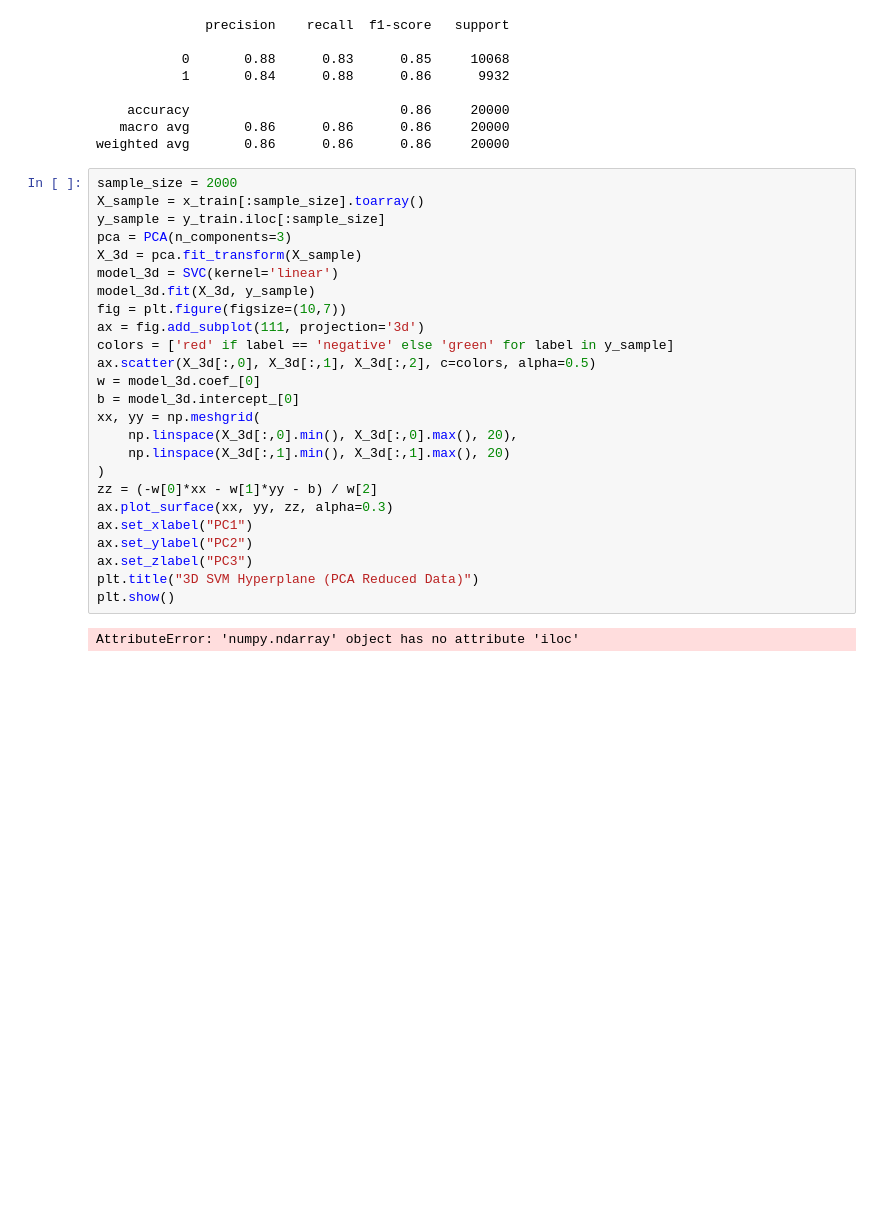
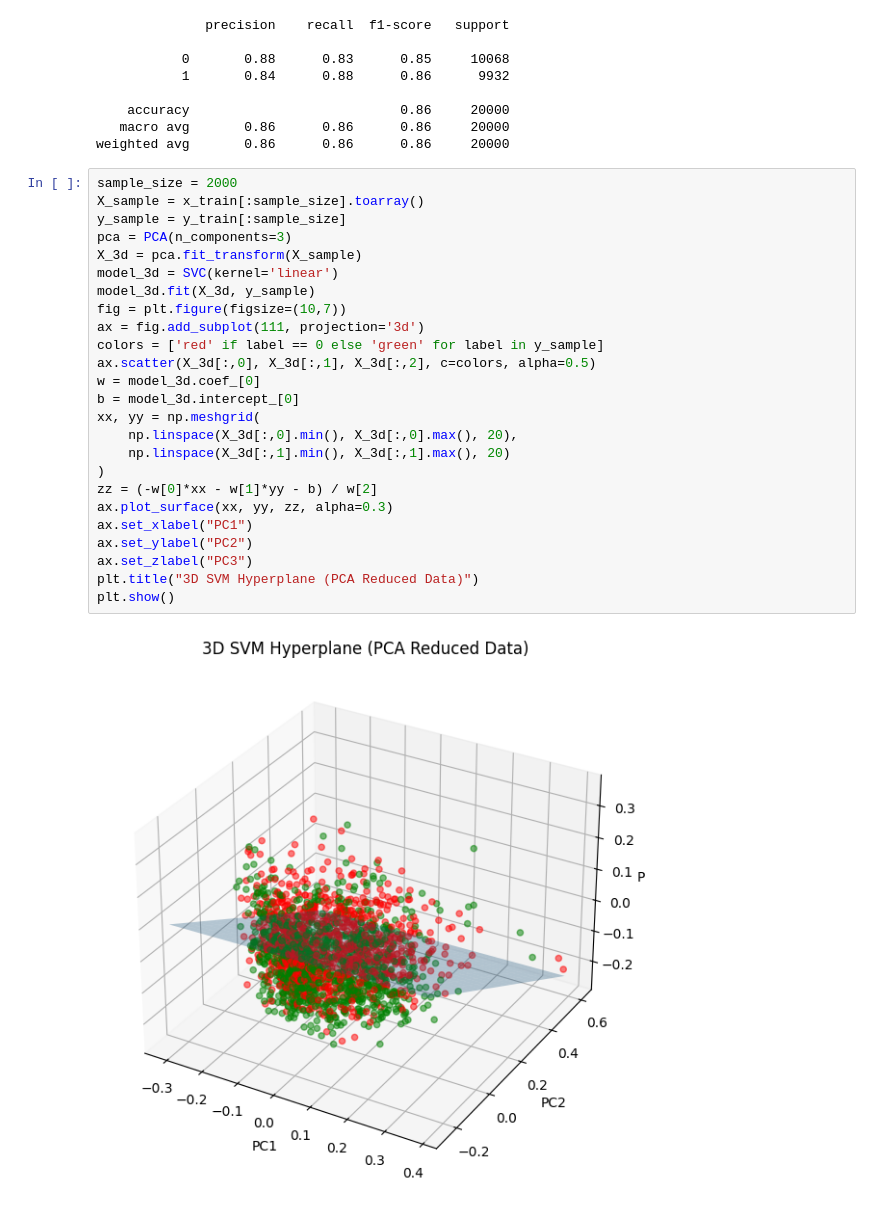
Before and after one commit to Bhuwan-24/Sentiment-Analysis, a Jupyter notebook: code.ipynb, the cells around one changed output. Cells and saved outputs as stored; diff of their text form; blank space fills up the shorter version.

Commit message:
fixed error by replacing pandas slicing by numpy slicing method

```diff
--- a/code.ipynb
+++ b/code.ipynb
@@ -94,27 +94,27 @@ weighted avg       0.86      0.86      0.86     20000
 # %%
 sample_size = 2000
 X_sample = x_train[:sample_size].toarray()
-y_sample = y_train.iloc[:sample_size]
+y_sample = y_train[:sample_size]
 pca = PCA(n_components=3)
 X_3d = pca.fit_transform(X_sample)
 model_3d = SVC(kernel='linear')
 model_3d.fit(X_3d, y_sample)
 fig = plt.figure(figsize=(10,7))
 ax = fig.add_subplot(111, projection='3d')
-colors = ['red' if label == 'negative' else 'green' for label in y_sample]
+colors = ['red' if label == 0 else 'green' for label in y_sample]
 ax.scatter(X_3d[:,0], X_3d[:,1], X_3d[:,2], c=colors, alpha=0.5)
 w = model_3d.coef_[0]
 b = model_3d.intercept_[0]
 xx, yy = np.meshgrid(
     np.linspace(X_3d[:,0].min(), X_3d[:,0].max(), 20),
     np.linspace(X_3d[:,1].min(), X_3d[:,1].max(), 20)
 )
 zz = (-w[0]*xx - w[1]*yy - b) / w[2]
 ax.plot_surface(xx, yy, zz, alpha=0.3)
 ax.set_xlabel("PC1")
 ax.set_ylabel("PC2")
 ax.set_zlabel("PC3")
 plt.title("3D SVM Hyperplane (PCA Reduced Data)")
 plt.show()
 # %% [output]
-AttributeError: 'numpy.ndarray' object has no attribute 'iloc'
+[figure, added]
```
Also changed, not shown: parts of 1 cell of this notebook.
